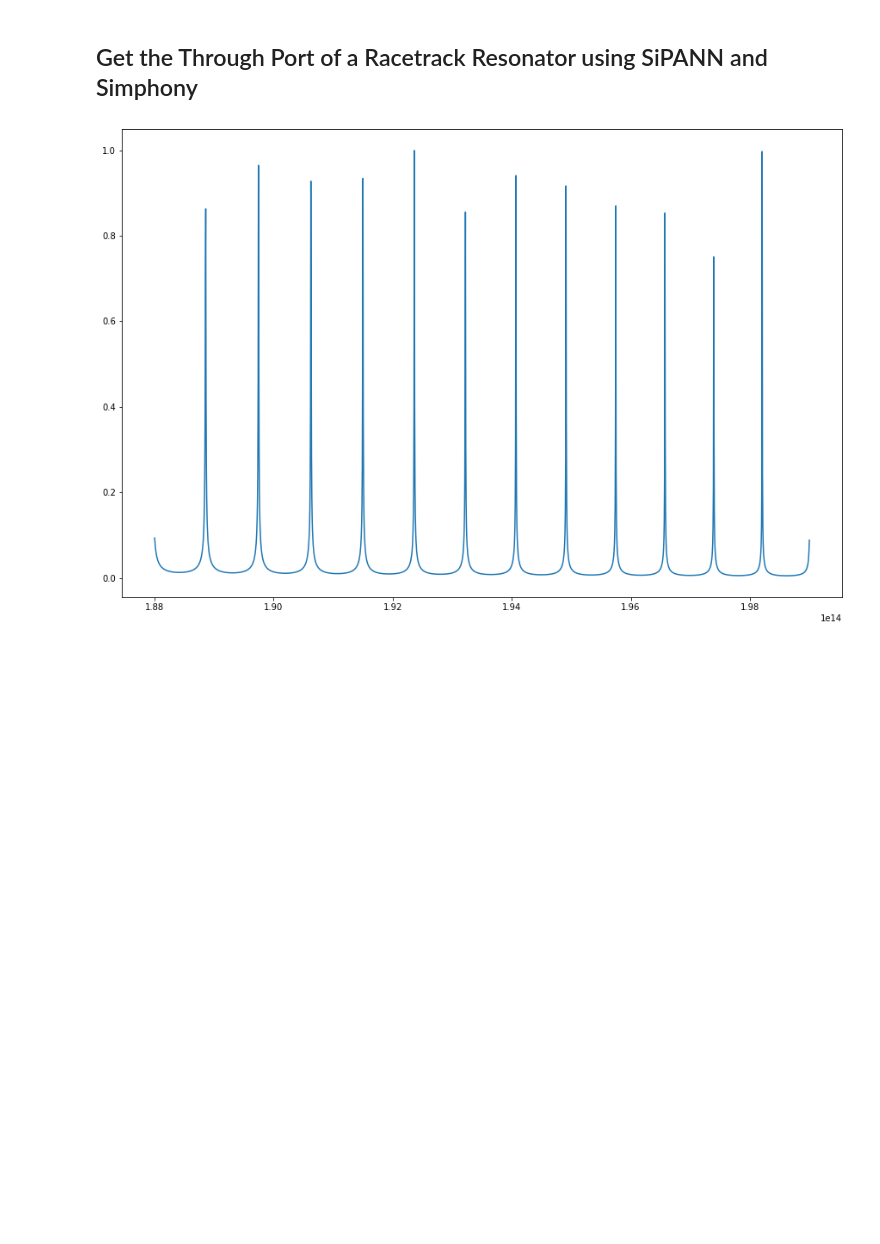
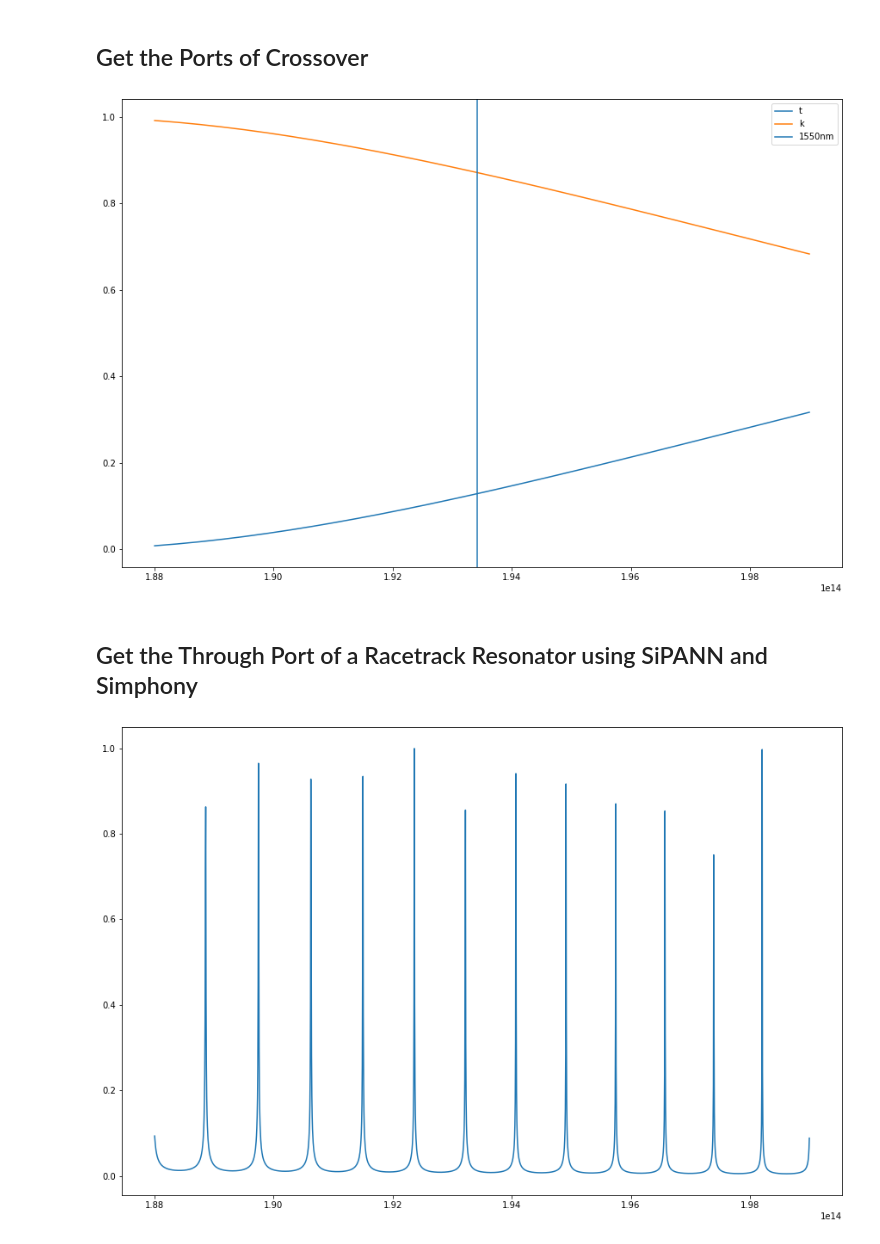
Before and after one commit to BYUCamachoLab/simphony, a Jupyter notebook: examples/SiPANN/sipann.ipynb, the cells around one changed output. Drawn from its saved outputs; the diff is of its cells as text; code cells hidden in the pictures; blank space fills up the shorter version.

```diff
--- a/examples/SiPANN/sipannRR.ipynb
+++ b/examples/SiPANN/sipann.ipynb
@@ -19,6 +19,36 @@ def bezier(x,b):
             'f': lambda t: np.sum(np.array([(x[j])*bernstein(n,j,t/b) for j in range(len(x))]),axis=0),
             'df': lambda t: np.sum(np.array([n*(x[j]/2)*(bernstein(n-1,j-1,t/b)-bernstein(n-1,j,t/b)) for j in range(len(x))]),axis=0)/b,
             'd2f': lambda t: np.sum(np.array([n*(n-1)*(x[j]/2)*(bernstein(n-2,j-2,t/b)-2*bernstein(n-2,j-1,t/b)+bernstein(n-2,j,t/b)) for j in range(len(x))]),axis=0)/b**2}
+# %% [markdown]
+## Get the Ports of Crossover
+# %%
+dc = core.ComponentInstance(sipann.sipann_dc_crossover1550)
+wg = core.ComponentInstance(dev.ebeam_wg_integral_1550)
+
+c1 = [dc]
+p1 = [1]
+c2 = [wg]
+p2 = [0]
+
+con = zip(c1, p1, c2, p2)
+
+nl = core.Netlist()
+nl.load(con, formatter='ll')
+simu = sim.Simulation(nl, num=30)
+
+freq = simu.freq_array
+sparams = simu.s_parameters()
+
+
+plt.figure(figsize=(15,10))
+plt.plot(freq, np.abs(sparams[:,0,1])**2, label='t')
+plt.plot(freq, np.abs(sparams[:,0,2])**2, label='k')
+c = 299792458
+plt.axvline(c / 1550e-9, label='1550nm')
+plt.legend(loc='upper right')
+plt.show()
+# %% [output]
+[figure, added]
 # %% [markdown]
 ## Get the Through Port of a Racetrack Resonator using SiPANN and Simphony
 # %%
```
Also changed, not shown: parts of 5 cells of this notebook, 3 other files.
